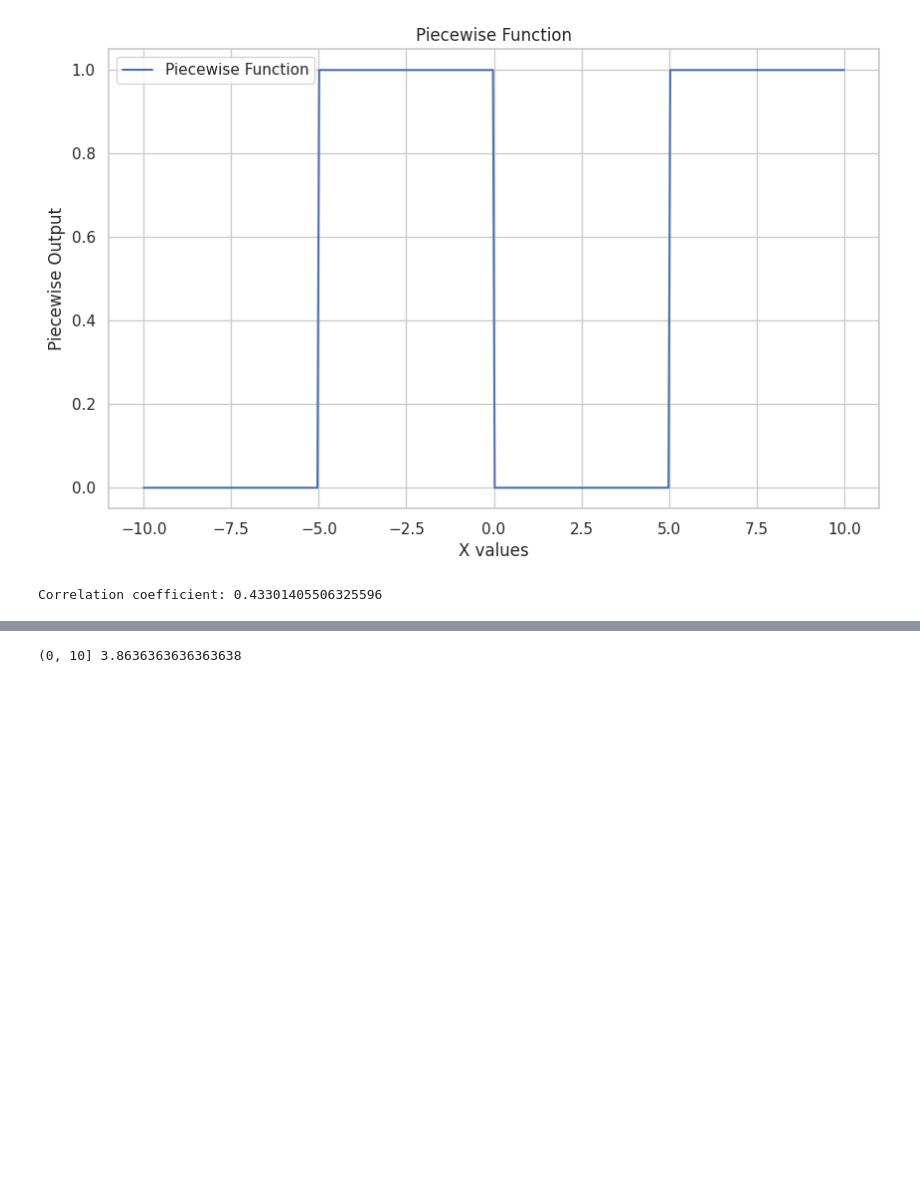
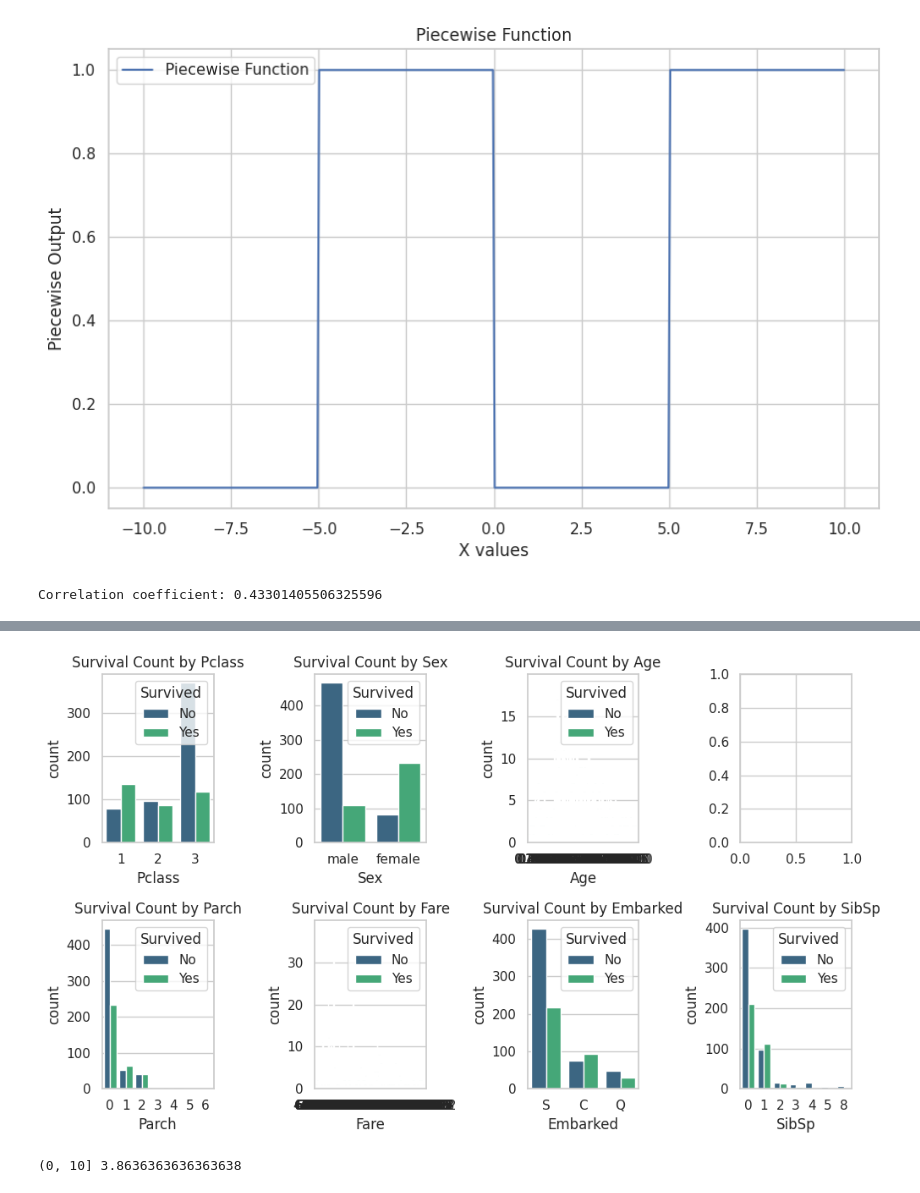
Before and after one commit to AndrewstheBuilder/DeepLearning, a Jupyter notebook: Titanic_Project/Titanic_Challenge.ipynb, the cells around one changed output, grey strips where cells are left out. Saved outputs shown, nothing was run; the diff lists cells and outputs as text; code cells hidden in the pictures; blank space fills up the shorter version.

Commit message:
Update data analysis. Following the notebook Titanic Data Science Solutions

```diff
--- a/Titanic_Project/Titanic_Challenge.ipynb
+++ b/Titanic_Project/Titanic_Challenge.ipynb
@@ -121,3 +135,29 @@ for column in columns_to_plot:
+# %%
+# These graphs are gold!
+# Load and analyze the data
+# Went for a tight layout does not look as good
+import matplotlib.pyplot as plt
+import seaborn as sns
+
+# Set the style for the plots
+sns.set(style="whitegrid")
+
+# Columns to plot, excluding 'PassengerId', 'Name', 'Ticket', 'Cabin' due to their specificity or lack of relevance
+columns_to_plot = ['Pclass', 'Sex', 'Age', 'SibSp', 'Parch', 'Fare', 'Embarked']
+
+# Create a figure with subplots
+fig, axes = plt.subplots(nrows=2, ncols=4, figsize=(10, 6))
+
+for i, column in enumerate(columns_to_plot):
+  axes_actual = axes[0 if i<3 else 1][i%4]
+  sns.countplot(x=column, hue='Survived', data=data, palette='viridis', ax=axes_actual)
+  axes_actual.set_title(f'Survival Count by {column}')
+  axes_actual.legend(title='Survived', loc='upper right', labels=['No', 'Yes'])
+
+plt.tight_layout()
+plt.show()
+# %% [output]
+[figure, added]
 # %%
 # Based on the analysis of the data
 # what should I expect for most likely for surviving and not surviving
```
Also changed, not shown: parts of 19 cells of this notebook.
